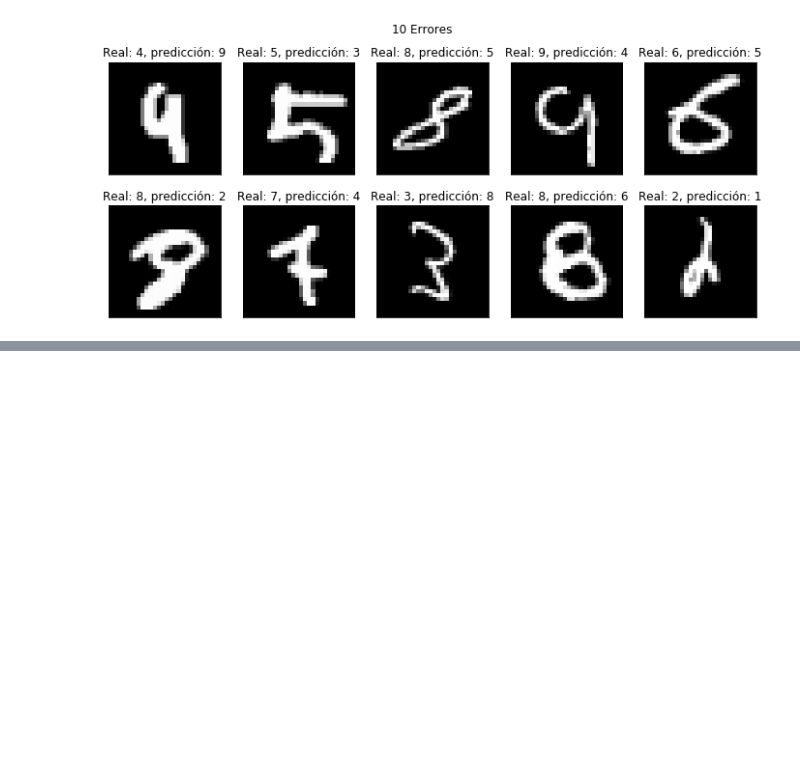
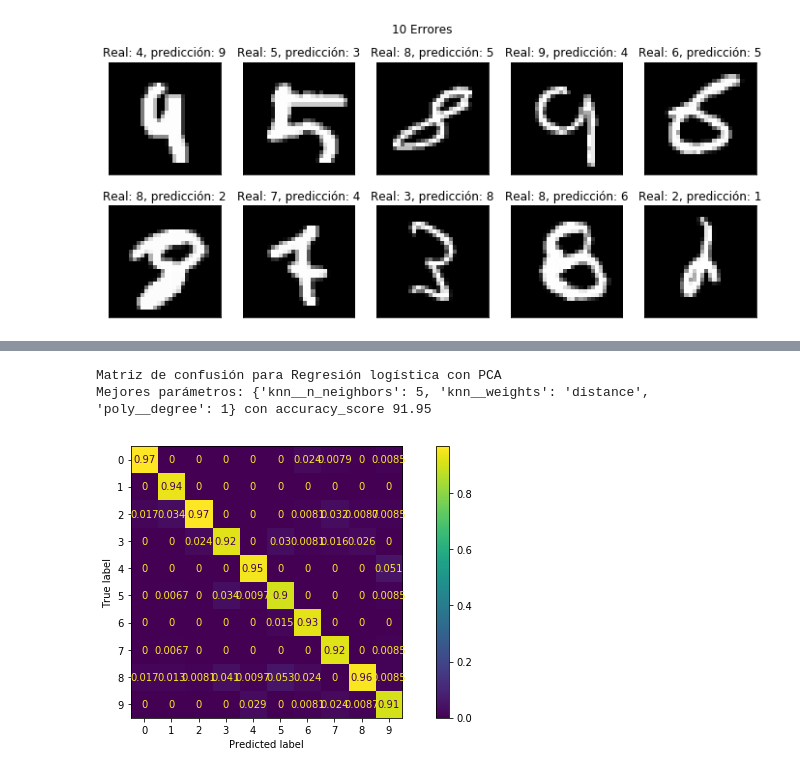
Before and after one commit to cazdlt/MLPython, a Jupyter notebook: clasificadores.ipynb, the cells around one changed output, grey strips where cells are left out. Cells and saved outputs as stored; diff of their text form; code cells hidden in the pictures; blank space fills up the shorter version.

```diff
--- a/clasificadores.ipynb
+++ b/clasificadores.ipynb
@@ -248,3 +261,27 @@ print(f"Total de errores: {len(errores)}")
 Total de imágenes de prueba: 1250
 Total de errores: 63
 [figure]
+# %%
+#Ahora solo usando PCA
+#KNN
+import pandas as pd
+from sklearn.neighbors import KNeighborsClassifier
+
+#Regresión logística con PCA
+poly=PolynomialFeatures(include_bias=False)
+knn=KNeighborsClassifier()
+pipe=Pipeline(steps=[
+        ("poly",poly),
+        ("knn",knn)
+])
+
+param_grid = [{
+    'poly__degree': [1], #después de entrenar, dio mejor con 1
+    'knn__n_neighbors': [1,2,5,10,15,20], #da mejor con valores menos de 20100],
+    "knn__weights":["uniform","distance"]
+}]
+
+search_knn_pca=GridSearchCV(pipe,param_grid=param_grid,cv=3)
+search_knn_pca.fit(Xpca_train,y_train)
+
+pd.DataFrame(search_knn_pca.cv_results_).sort_values(by="rank_test_score").head()
@@ -250,0 +295,11 @@ Total de errores: 63
+# %%
+plt.figure(figsize=(12,5))
+ax=plt.axes()
+metrics.plot_confusion_matrix(search_knn_pca,Xpca_test,y_test,normalize="pred",ax=ax)
+
+print("Matriz de confusión para Regresión logística con PCA")
+print(f"Mejores parámetros: {search_knn_pca.best_params_} con accuracy_score {100*search_knn_pca.best_score_:.2f}")
+# %% [output]
+Matriz de confusión para Regresión logística con PCA
+Mejores parámetros: {'knn__n_neighbors': 5, 'knn__weights': 'distance', 'poly__degree': 1} con accuracy_score 91.95
+[figure, added]
```
Also changed, not shown: parts of 8 cells of this notebook.
